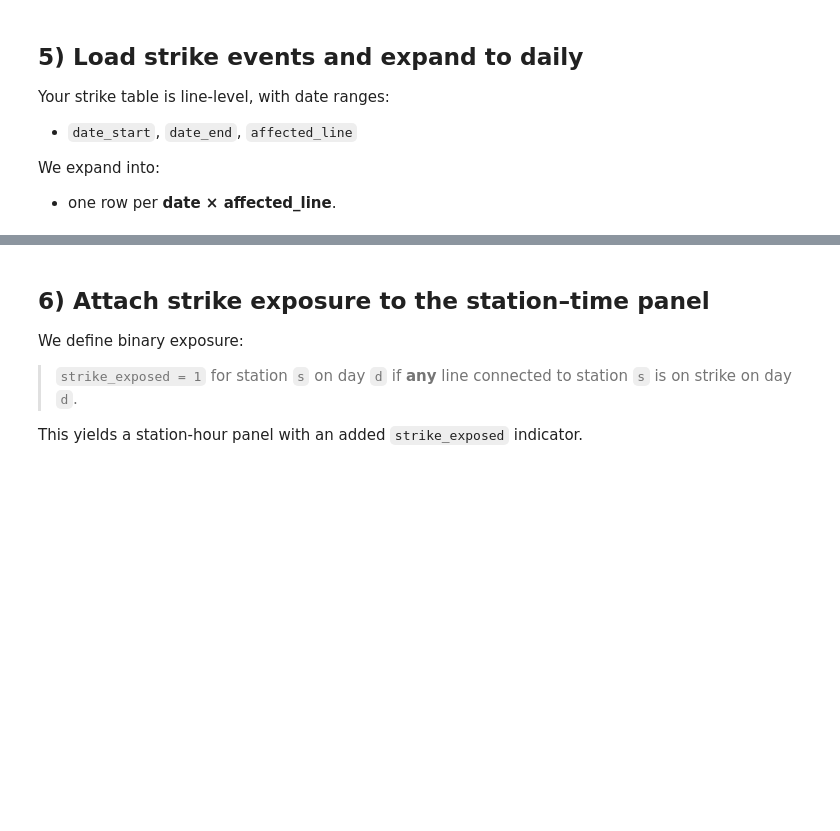
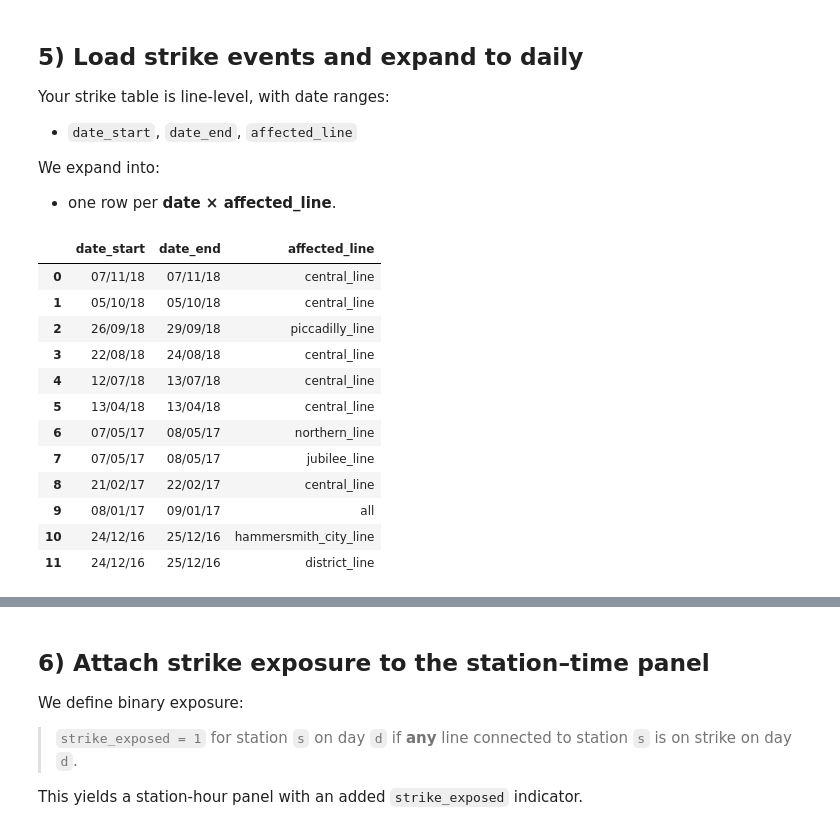
Before and after one commit to stucsk99/tfl_bike_casual, a Jupyter notebook: agg_refactored.ipynb, the cells around one changed output, grey strips where cells are left out. Cells and saved outputs as stored; diff of their text form; code cells hidden in the pictures; blank space fills up the shorter version.

```diff
--- a/agg_refactored.ipynb
+++ b/agg_refactored.ipynb
@@ -135,4 +242,18 @@ We expand into:
 - one row per **date × affected_line**.
 # %%
 strike_data = pd.read_csv(STRIKES_CSV)
-strike_data.head()
+strike_data
+# %% [output]
+|  | date_start | date_end | affected_line |
+| 0 | 07/11/18 | 07/11/18 | central_line |
+| 1 | 05/10/18 | 05/10/18 | central_line |
+| 2 | 26/09/18 | 29/09/18 | piccadilly_line |
+| 3 | 22/08/18 | 24/08/18 | central_line |
+| 4 | 12/07/18 | 13/07/18 | central_line |
+| 5 | 13/04/18 | 13/04/18 | central_line |
+| 6 | 07/05/17 | 08/05/17 | northern_line |
+| 7 | 07/05/17 | 08/05/17 | jubilee_line |
+| 8 | 21/02/17 | 22/02/17 | central_line |
+| 9 | 08/01/17 | 09/01/17 | all |
+| 10 | 24/12/16 | 25/12/16 | hammersmith_city_line |
+| 11 | 24/12/16 | 25/12/16 | district_line |
```
Also changed, not shown: parts of 17 cells of this notebook, 4 other files.
